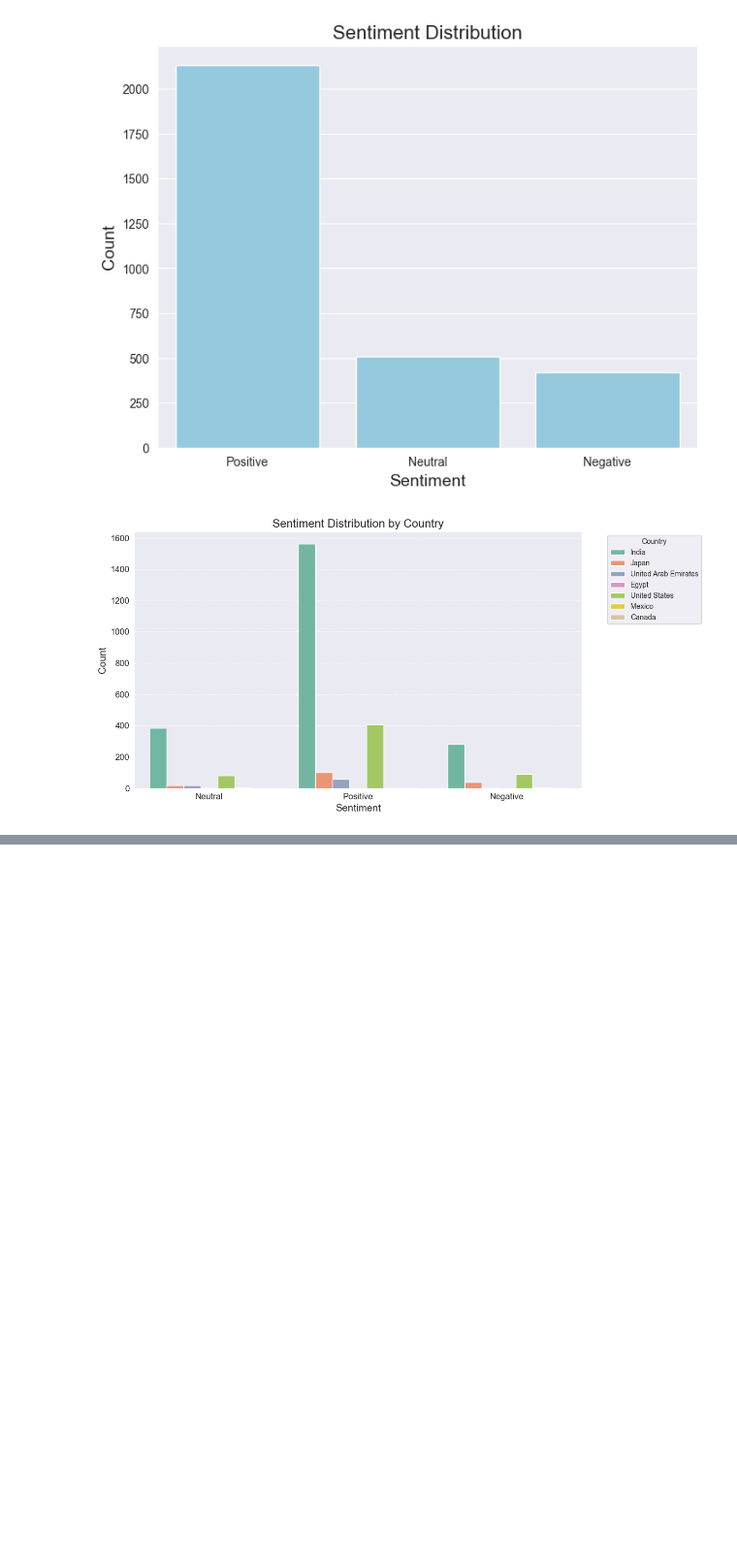
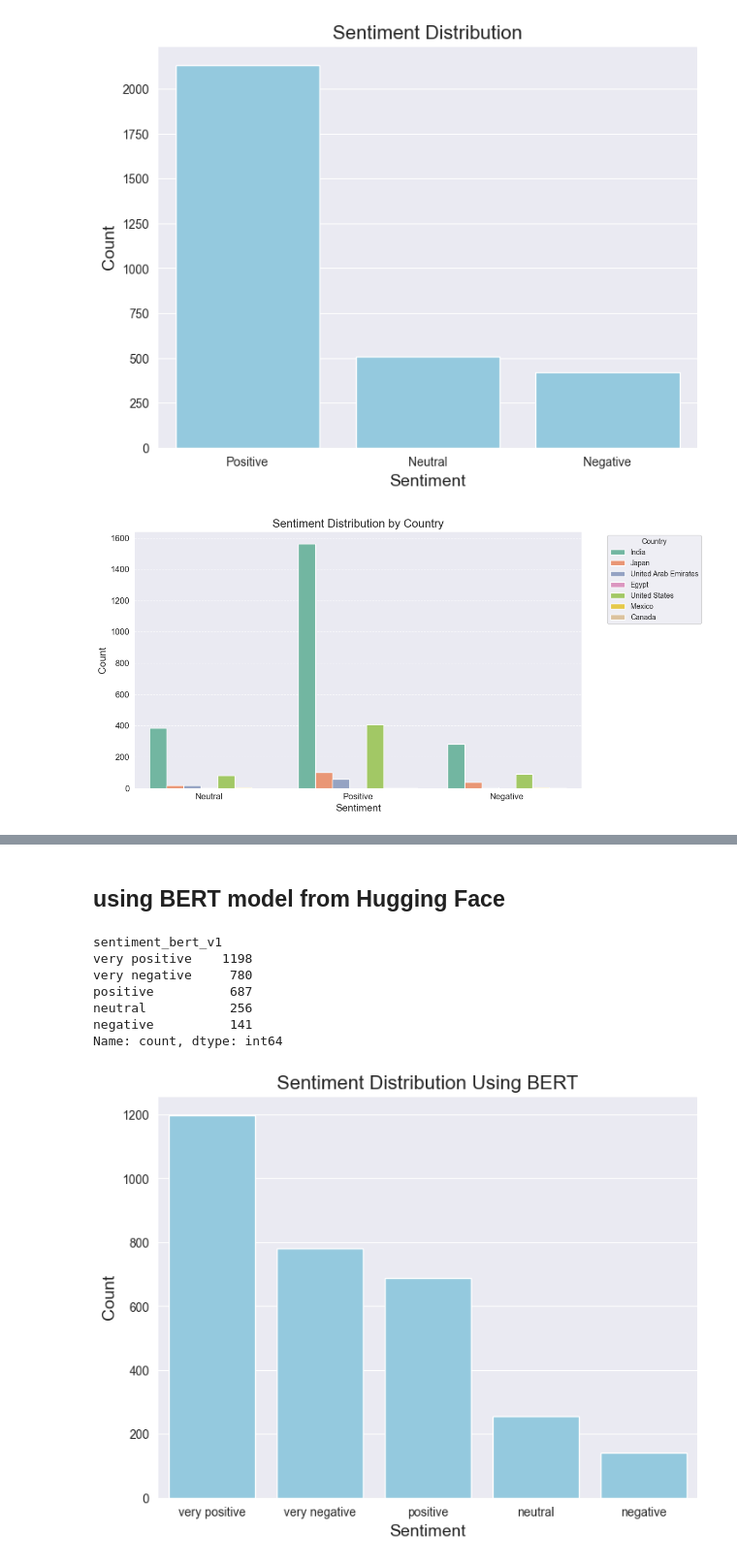
Before and after one commit to Jibincodes/SentimentAnalysis_CustomerReviews, a Jupyter notebook: src/analysis.ipynb, the cells around one changed output, grey strips where cells are left out. Shown at 97% size. Drawn from its saved outputs; the diff is of its cells as text; code cells hidden in the pictures; blank space fills up the shorter version.

```diff
--- a/src/analysis.ipynb
+++ b/src/analysis.ipynb
@@ -355,0 +406,57 @@ plt.show()
+# %% [markdown]
+## using BERT model from Hugging Face
+# %%
+#without mapping to labels
+# Import the necessary libraries
+import torch
+from transformers import BertTokenizer, BertForSequenceClassification
+from torch.nn.functional import softmax
+import pandas as pd
+#Load the BERT model and tokenizer
+model_name = "nlptown/bert-base-multilingual-uncased-sentiment"
+tokenizer = BertTokenizer.from_pretrained(model_name)
+model = BertForSequenceClassification.from_pretrained(model_name)
+
+
+def classify_sentiment_bert(text):
+    # Tokenize and encode the input text
+    inputs = tokenizer(text, return_tensors="pt", truncation=True, max_length=512, padding=True)
+
+    # Perform inference
+    with torch.no_grad():
+        outputs = model(**inputs)
+
+    # Get predictions and probabilities
+    logits = outputs.logits
+    probabilities = softmax(logits, dim=-1)
+    sentiment = torch.argmax(probabilities).item()
+
+    # Return sentiment and confidence
+    labels = ["very negative", "negative", "neutral", "positive", "very positive"]
+    confidence = probabilities[0][sentiment].item()
+    return labels[sentiment], confidence
+
+
+# Apply the sentiment function to your dataset
+df['sentiment_bert_v1'], df['confidence'] = zip(*df['cleaned_reviewDescription'].apply(classify_sentiment_bert))
+
+# Check sentiment counts
+sentiment_counts = df['sentiment_bert_v1'].value_counts()
+print(sentiment_counts)
+
+# Plot sentiment distribution
+plt.figure(figsize=(8, 6))
+sns.barplot(x=sentiment_counts.index, y=sentiment_counts.values, color='skyblue')
+plt.title("Sentiment Distribution Using BERT", fontsize=16)
+plt.xlabel("Sentiment", fontsize=14)
+plt.ylabel("Count", fontsize=14)
+plt.show()
+# %% [output]
+sentiment_bert_v1
+very positive    1198
+very negative     780
+positive          687
+neutral           256
+negative          141
+Name: count, dtype: int64
+[figure, added]
```
Also changed, not shown: parts of 10 cells of this notebook.
